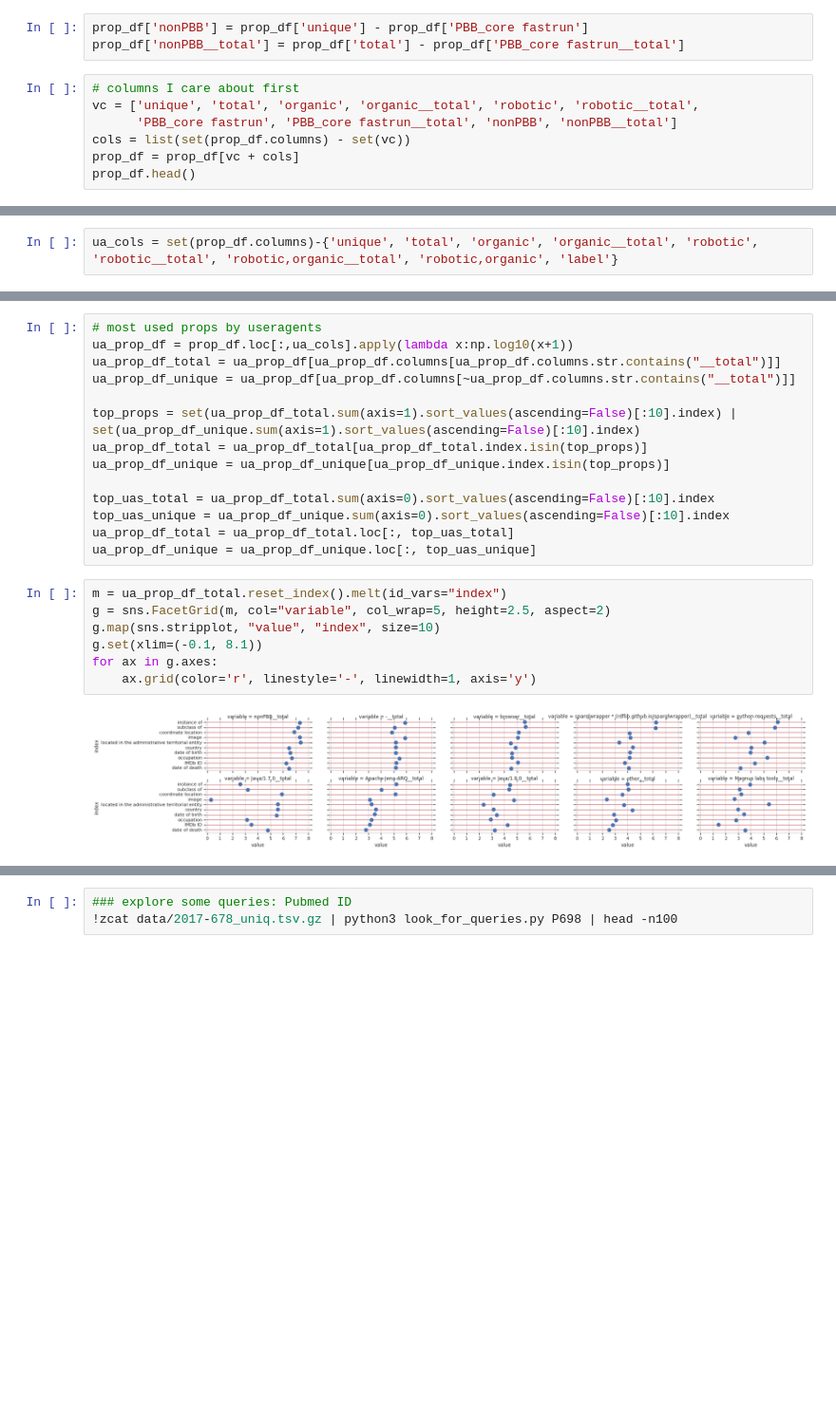
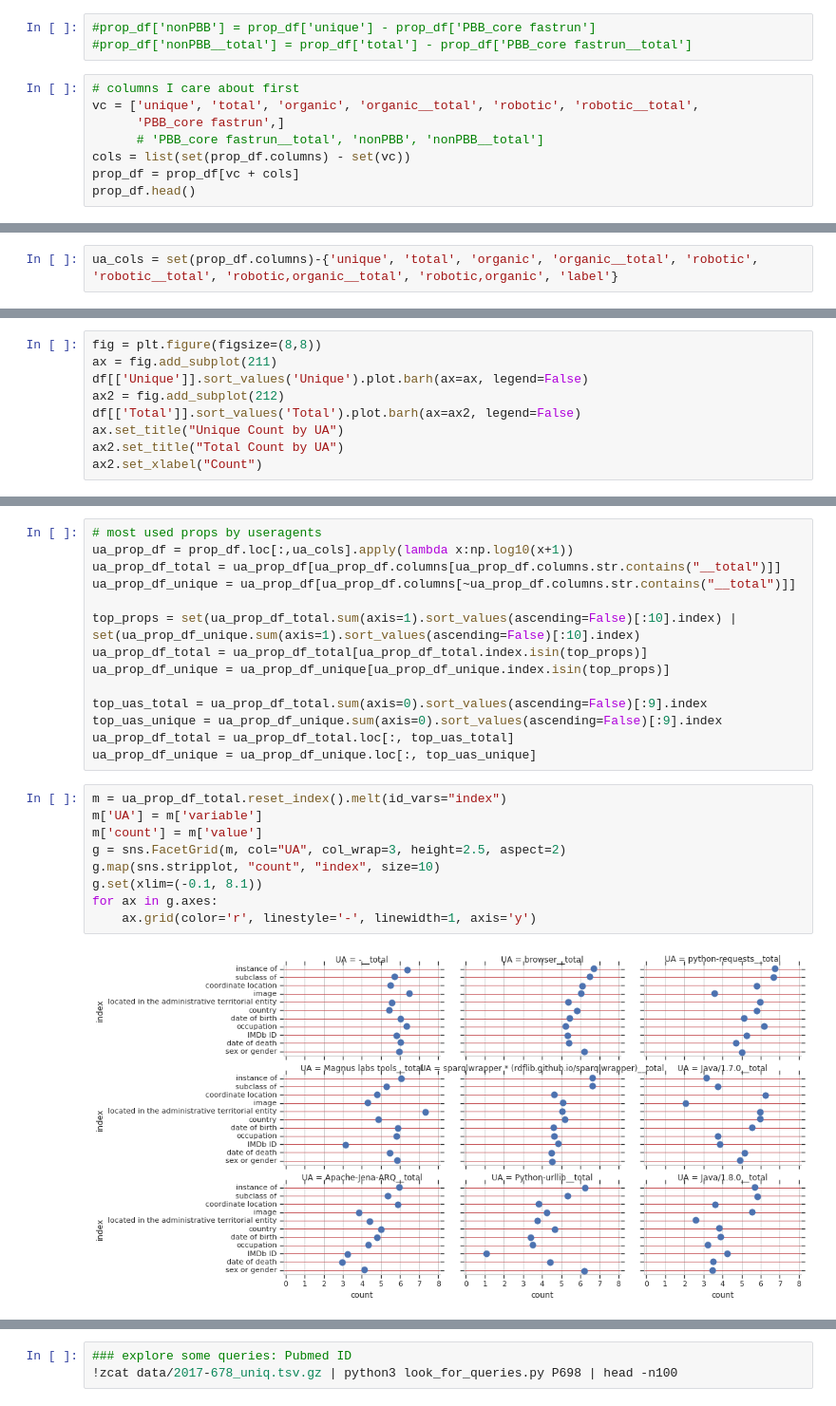
Before and after one commit to stuppie/wikidata-sparql-query-log-analysis, a Jupyter notebook: prop_counts.ipynb, the cells around one changed output, grey strips where cells are left out. Shown at 95% size. Drawn from its saved outputs; the diff is of its cells as text; blank space fills up the shorter version.

```diff
--- a/prop_counts.ipynb
+++ b/prop_counts.ipynb
@@ -30,12 +30,13 @@ xxx___total: total counts (not unique counts)
 other columns: unique counts by useragent
 other columns__total: total counts by useragent`
 # %%
-prop_df['nonPBB'] = prop_df['unique'] - prop_df['PBB_core fastrun']
-prop_df['nonPBB__total'] = prop_df['total'] - prop_df['PBB_core fastrun__total']
+#prop_df['nonPBB'] = prop_df['unique'] - prop_df['PBB_core fastrun']
+#prop_df['nonPBB__total'] = prop_df['total'] - prop_df['PBB_core fastrun__total']
 # %%
 # columns I care about first
 vc = ['unique', 'total', 'organic', 'organic__total', 'robotic', 'robotic__total',
-      'PBB_core fastrun', 'PBB_core fastrun__total', 'nonPBB', 'nonPBB__total']
+      'PBB_core fastrun',]
+      # 'PBB_core fastrun__total', 'nonPBB', 'nonPBB__total']
 cols = list(set(prop_df.columns) - set(vc))
 prop_df = prop_df[vc + cols]
 prop_df.head()
@@ -107,0 +131,9 @@ ua_cols = set(prop_df.columns)-{'unique', 'total', 'organic', 'organic__total',
+# %%
+fig = plt.figure(figsize=(8,8))
+ax = fig.add_subplot(211)
+df[['Unique']].sort_values('Unique').plot.barh(ax=ax, legend=False)
+ax2 = fig.add_subplot(212)
+df[['Total']].sort_values('Total').plot.barh(ax=ax2, legend=False)
+ax.set_title("Unique Count by UA")
+ax2.set_title("Total Count by UA")
+ax2.set_xlabel("Count")
@@ -115,18 +150,20 @@ top_props = set(ua_prop_df_total.sum(axis=1).sort_values(ascending=False)[:10].i
 ua_prop_df_total = ua_prop_df_total[ua_prop_df_total.index.isin(top_props)]
 ua_prop_df_unique = ua_prop_df_unique[ua_prop_df_unique.index.isin(top_props)]
 
-top_uas_total = ua_prop_df_total.sum(axis=0).sort_values(ascending=False)[:10].index
-top_uas_unique = ua_prop_df_unique.sum(axis=0).sort_values(ascending=False)[:10].index
+top_uas_total = ua_prop_df_total.sum(axis=0).sort_values(ascending=False)[:9].index
+top_uas_unique = ua_prop_df_unique.sum(axis=0).sort_values(ascending=False)[:9].index
 ua_prop_df_total = ua_prop_df_total.loc[:, top_uas_total]
 ua_prop_df_unique = ua_prop_df_unique.loc[:, top_uas_unique]
 # %%
 m = ua_prop_df_total.reset_index().melt(id_vars="index")
-g = sns.FacetGrid(m, col="variable", col_wrap=5, height=2.5, aspect=2)
-g.map(sns.stripplot, "value", "index", size=10)
+m['UA'] = m['variable']
+m['count'] = m['value']
+g = sns.FacetGrid(m, col="UA", col_wrap=3, height=2.5, aspect=2)
+g.map(sns.stripplot, "count", "index", size=10)
 g.set(xlim=(-0.1, 8.1))
 for ax in g.axes:
     ax.grid(color='r', linestyle='-', linewidth=1, axis='y')
 # %% [output]
-[figure, old version]
+[figure, new version]
 # %%
 m = ua_prop_df_unique.reset_index().melt(id_vars="index")
```
Also changed, not shown: parts of 18 cells of this notebook, 1 other file.
